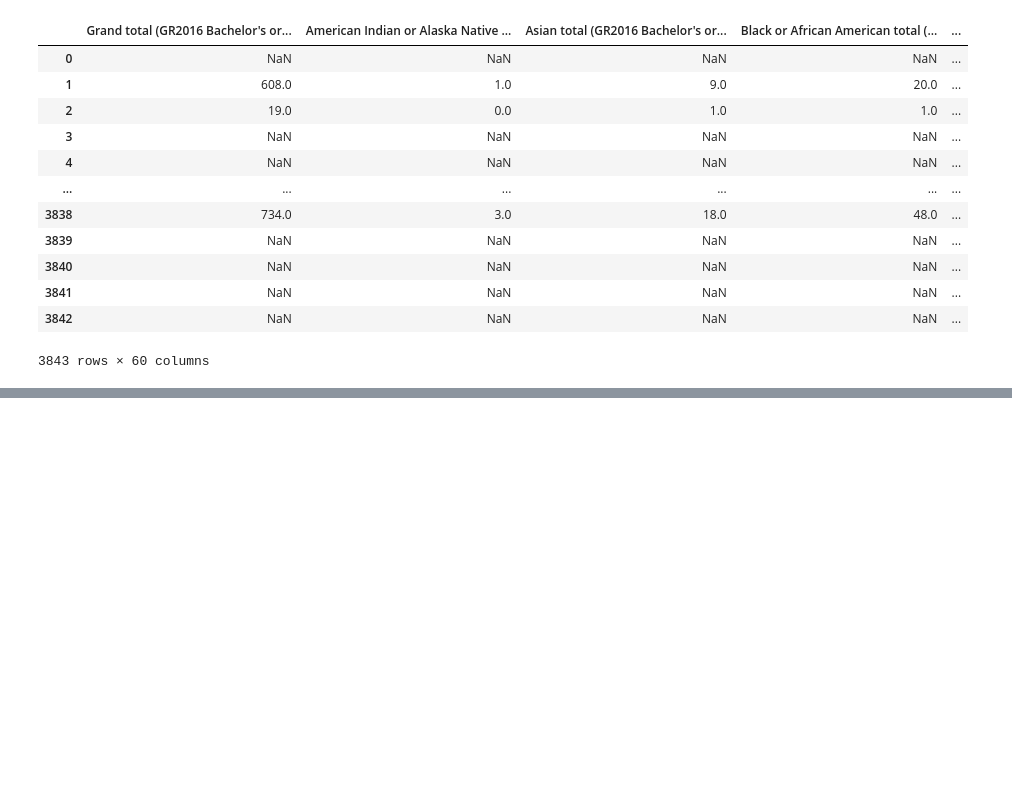
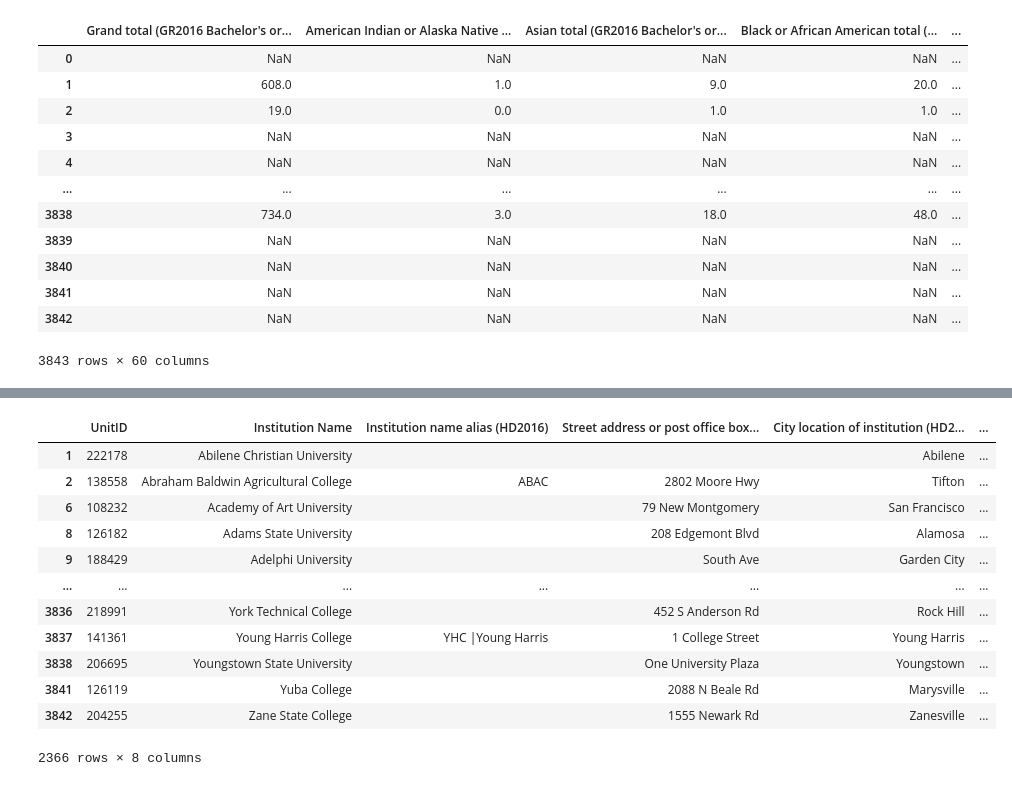
Before and after one commit to mthalken/Tuition_Analysis, a Jupyter notebook: cleaning_csv's.ipynb, the cells around one changed output, grey strips where cells are left out. Saved outputs shown, nothing was run; the diff lists cells and outputs as text; code cells hidden in the pictures; blank space fills up the shorter version.

```diff
--- a/cleaning_csv's.ipynb
+++ b/cleaning_csv's.ipynb
@@ -180,0 +527,55 @@ df_2016.columns.to_list()
+# %%
+#Sort for 2012
+for column in retention_rates_df:
+    unit = retention_rates_df.filter(regex='UnitID')
+    institution = retention_rates_df.filter(regex='Institution Name')
+    main = retention_rates_df.filter(regex='HD2016')
+    retention_rates_2012 = retention_rates_df.filter(regex='EF2012D')
+
+retention_rates_2012 = unit.join(institution).join(main).join(retention_rates_2012)
+
+retention_rates_2012.columns.to_list()
+
+retention_rates_2012.to_csv("Resources/Data/2012_retention_rates.csv", index_label='UnitID')
+# %%
+#Sort for 2011
+for column in retention_rates_df:
+    unit = retention_rates_df.filter(regex='UnitID')
+    institution = retention_rates_df.filter(regex='Institution Name')
+    main = retention_rates_df.filter(regex='HD2016')
+    retention_rates_2011 = retention_rates_df.filter(regex='EF2011D')
+
+retention_rates_2011 = unit.join(institution).join(main).join(retention_rates_2011)
+
+retention_rates_2011.columns.to_list()
+
+retention_rates_2011.to_csv("Resources/Data/2011_retention_rates.csv", index_label='UnitID')
+# %%
+#Sort for 2010
+for column in retention_rates_df:
+    unit = retention_rates_df.filter(regex='UnitID')
+    institution = retention_rates_df.filter(regex='Institution Name')
+    main = retention_rates_df.filter(regex='HD2016')
+    retention_rates_2010 = retention_rates_df.filter(regex='EF2010D')
+
+retention_rates_2010 = unit.join(institution).join(main).join(retention_rates_2010)
+
+retention_rates_2010.columns.to_list()
+
+retention_rates_2010.to_csv("Resources/Data/2010_retention_rates.csv", index_label='UnitID')
+# %%
+retention_rates_2010.dropna()
+# %% [output]
+|  | UnitID | Institution Name | Institution name alias (HD2016) | Street address or post office box... | City location of institution (HD2... | ... |
+| 1 | 222178 | Abilene Christian University |  |  | Abilene | ... |
+| 2 | 138558 | Abraham Baldwin Agricultural College | ABAC | 2802 Moore Hwy | Tifton | ... |
+| 6 | 108232 | Academy of Art University |  | 79 New Montgomery | San Francisco | ... |
+| 8 | 126182 | Adams State University |  | 208 Edgemont Blvd | Alamosa | ... |
+| 9 | 188429 | Adelphi University |  | South Ave | Garden City | ... |
+| ... | ... | ... | ... | ... | ... | ... |
+| 3836 | 218991 | York Technical College |  | 452 S Anderson Rd | Rock Hill | ... |
+| 3837 | 141361 | Young Harris College | YHC |Young Harris | 1 College Street | Young Harris | ... |
+| 3838 | 206695 | Youngstown State University |  | One University Plaza | Youngstown | ... |
+| 3841 | 126119 | Yuba College |  | 2088 N Beale Rd | Marysville | ... |
+| 3842 | 204255 | Zane State College |  | 1555 Newark Rd | Zanesville | ... |
+2366 rows × 8 columns
```
Also changed, not shown: parts of 33 cells of this notebook.
